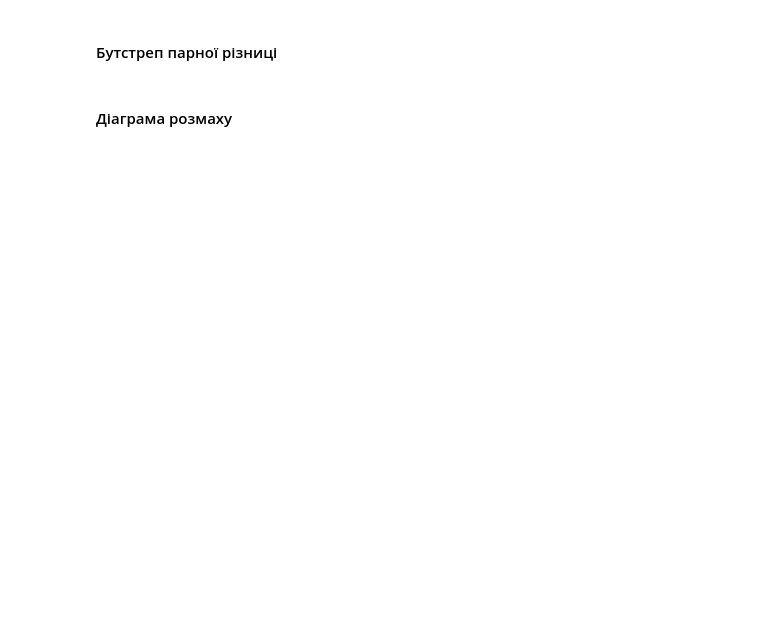
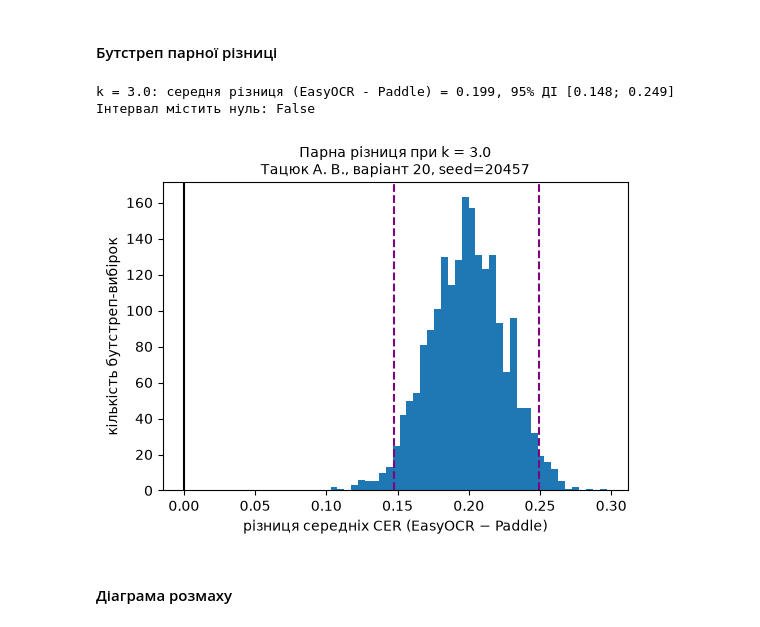
Before and after one commit to anh3lina/lab3_ocr, a Jupyter notebook: lab3_code.ipynb, the cells around one changed output. Cells and saved outputs as stored; diff of their text form; code cells hidden in the pictures; blank space fills up the shorter version.

```diff
--- a/lab3_code.ipynb
+++ b/lab3_code.ipynb
@@ -525,4 +567,27 @@ clahe        | боксів: 1 | тексти: ['385520'] | scores: [0.94]
 # %% [markdown]
 #### Бутстреп парної різниці
+# %%
+raw = res[res.prep == "raw"].pivot_table(index=["path", "level"], columns="engine", values="cer").reset_index()
+raw["diff"] = raw["EasyOCR"] - raw["PaddleOCR"]
+best_lvl = raw.groupby("level")["diff"].mean().abs().idxmax()
+d = raw[raw.level == best_lvl]["diff"].values
+
+means = rng_boot.choice(d, size=(2000, len(d)), replace=True).mean(axis=1)
+lo, hi = np.quantile(means, [0.025, 0.975])
+print(f"k = {best_lvl}: середня різниця (EasyOCR - Paddle) = {d.mean():.3f}, 95% ДІ [{lo:.3f}; {hi:.3f}]")
+print("Інтервал містить нуль:", lo <= 0 <= hi)
+
+fig, ax = plt.subplots(figsize=(6, 4))
+ax.hist(means, bins=40)
+ax.axvline(0, c="black")
+ax.axvline(lo, ls="--", c="purple"); ax.axvline(hi, ls="--", c="purple")
+ax.set_xlabel("різниця середніх CER (EasyOCR − Paddle)")
+ax.set_ylabel("кількість бутстреп-вибірок")
+stamp(ax, f"Парна різниця при k = {best_lvl}")
+fig.savefig("figures/fig1b_paired_diff.png", dpi=150, bbox_inches="tight")
+# %% [output]
+k = 3.0: середня різниця (EasyOCR - Paddle) = 0.199, 95% ДІ [0.148; 0.249]
+Інтервал містить нуль: False
+[figure, added]
 # %% [markdown]
 #### Діаграма розмаху
```
Also changed, not shown: parts of 21 cells of this notebook, 12 other files.
